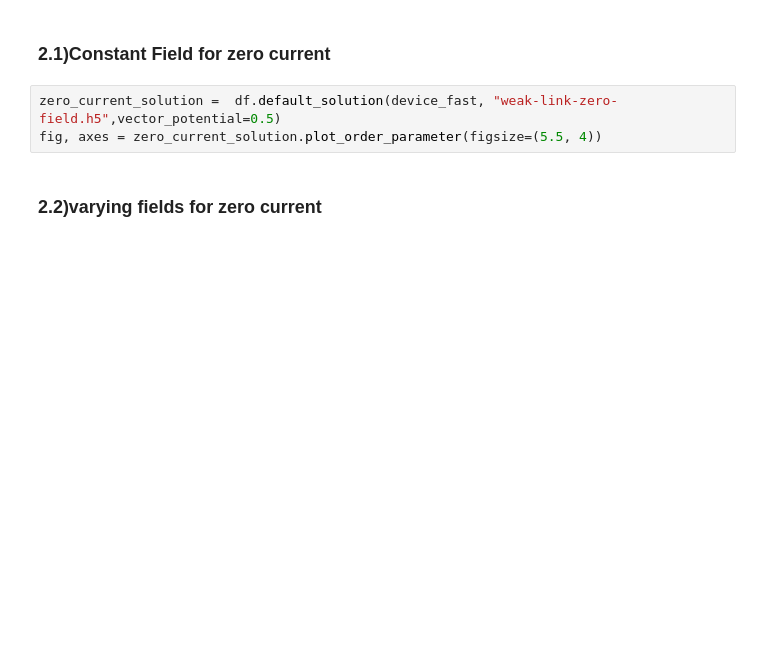
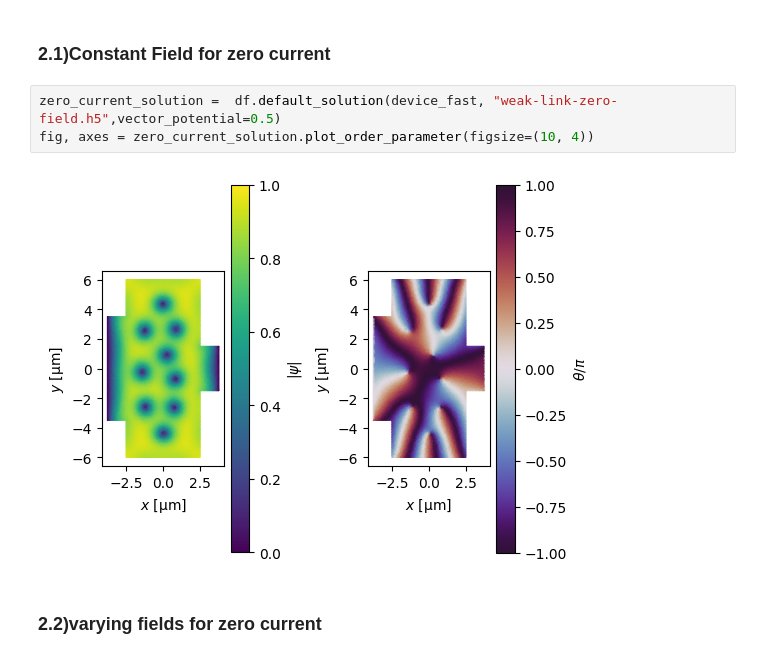
Before and after one commit to AlejoProjects/diode_effect, a Jupyter notebook: proyecto_electro2.ipynb, the cells around one changed output. Cells and saved outputs as stored; diff of their text form; blank space fills up the shorter version.

```diff
--- a/proyecto_electro2.ipynb
+++ b/proyecto_electro2.ipynb
@@ -112,7 +141,9 @@ df.plot_solution(zero_field_solution)
 ### 2.1)Constant Field for zero current
 # %%
 zero_current_solution =  df.default_solution(device_fast, "weak-link-zero-field.h5",vector_potential=0.5)
-fig, axes = zero_current_solution.plot_order_parameter(figsize=(5.5, 4))
+fig, axes = zero_current_solution.plot_order_parameter(figsize=(10, 4))
+# %% [output]
+[figure, added]
 # %% [markdown]
 ### 2.2)varying fields for zero current
 # %%
```
Also changed, not shown: parts of 13 cells of this notebook, 3 other files.
